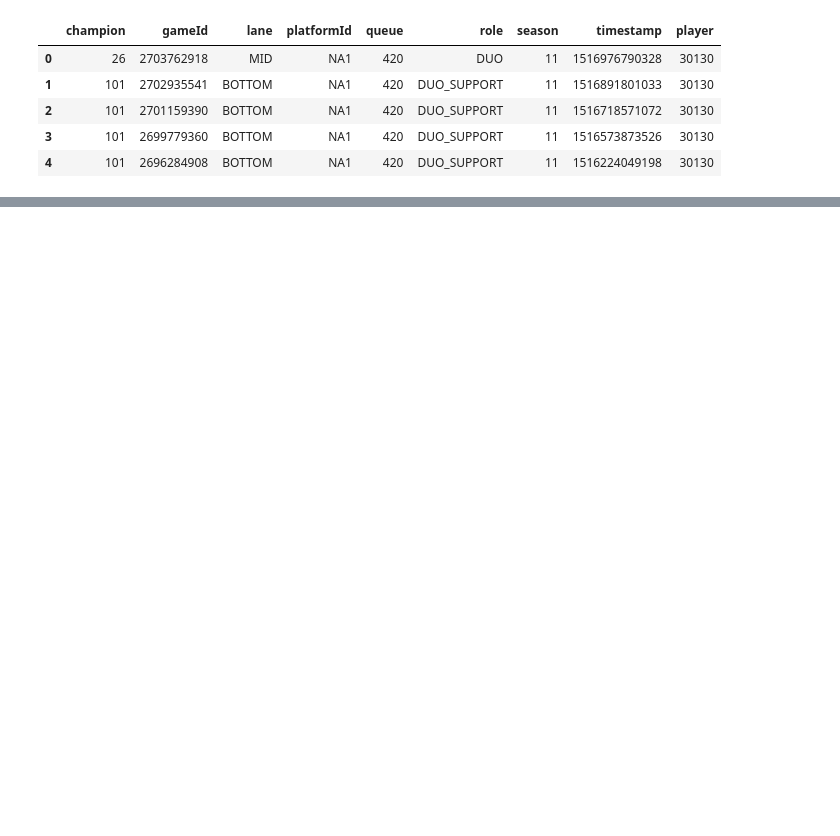
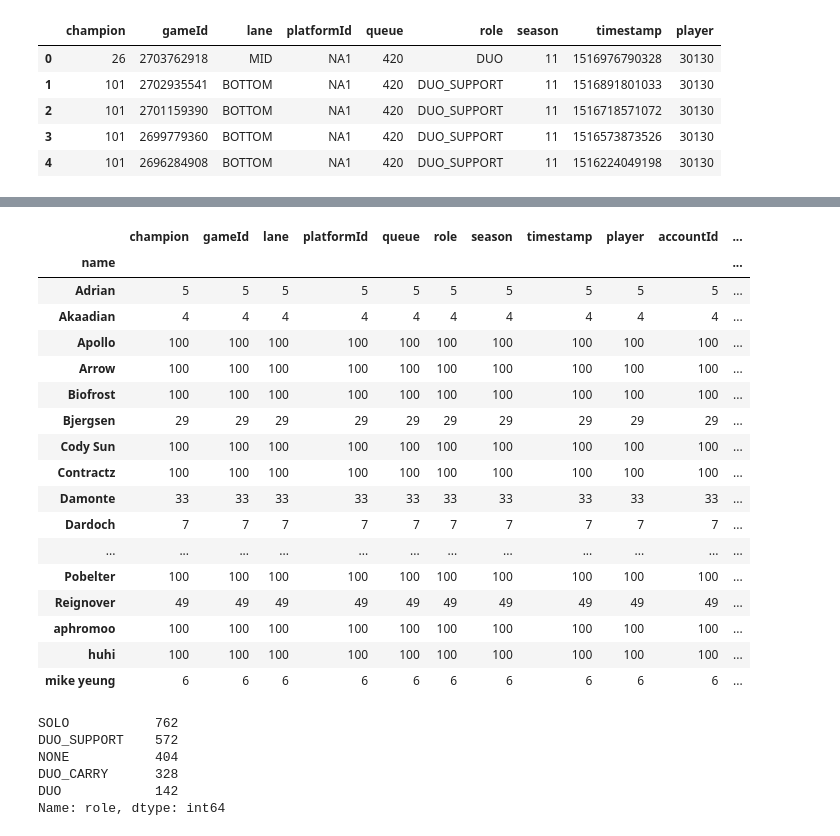
Before and after one commit to taeng999/lcs_stats, a Jupyter notebook: Riot API Calling.ipynb, the cells around one changed output, grey strips where cells are left out. Saved outputs shown, nothing was run; the diff lists cells and outputs as text; code cells hidden in the pictures; blank space fills up the shorter version.

```diff
--- a/Riot API Calling.ipynb
+++ b/Riot API Calling.ipynb
@@ -173,3 +131,5 @@ print (game_df.shape, info.shape)
+# %%
+game_df.rename(columns={'accounID': 'accountId'}, inplace=True)
 # %%
 game_df.head()
 # %% [output]
@@ -180,4 +140,34 @@ game_df.head()
 | 3 | 101 | 2699779360 | BOTTOM | NA1 | 420 | DUO_SUPPORT | 11 | 1516573873526 | 30130 |
 | 4 | 101 | 2696284908 | BOTTOM | NA1 | 420 | DUO_SUPPORT | 11 | 1516224049198 | 30130 |
 # %%
-df = game_df.merge(info, how='inner', right_on='accountId', left_on='accountID')
+df = game_df.merge(info, how='inner', right_on='accountId', left_on='player')
+# %%
+df.groupby('name').count()
+# %% [output]
+|  | champion | gameId | lane | platformId | queue | role | season | timestamp | player | accountId | ... |
+| name |  |  |  |  |  |  |  |  |  |  | ... |
+| Adrian | 5 | 5 | 5 | 5 | 5 | 5 | 5 | 5 | 5 | 5 | ... |
+| Akaadian | 4 | 4 | 4 | 4 | 4 | 4 | 4 | 4 | 4 | 4 | ... |
+| Apollo | 100 | 100 | 100 | 100 | 100 | 100 | 100 | 100 | 100 | 100 | ... |
+| Arrow | 100 | 100 | 100 | 100 | 100 | 100 | 100 | 100 | 100 | 100 | ... |
+| Biofrost | 100 | 100 | 100 | 100 | 100 | 100 | 100 | 100 | 100 | 100 | ... |
+| Bjergsen | 29 | 29 | 29 | 29 | 29 | 29 | 29 | 29 | 29 | 29 | ... |
+| Cody Sun | 100 | 100 | 100 | 100 | 100 | 100 | 100 | 100 | 100 | 100 | ... |
+| Contractz | 100 | 100 | 100 | 100 | 100 | 100 | 100 | 100 | 100 | 100 | ... |
+| Damonte | 33 | 33 | 33 | 33 | 33 | 33 | 33 | 33 | 33 | 33 | ... |
+| Dardoch | 7 | 7 | 7 | 7 | 7 | 7 | 7 | 7 | 7 | 7 | ... |
+| ... | ... | ... | ... | ... | ... | ... | ... | ... | ... | ... | ... |
+| Pobelter | 100 | 100 | 100 | 100 | 100 | 100 | 100 | 100 | 100 | 100 | ... |
+| Reignover | 49 | 49 | 49 | 49 | 49 | 49 | 49 | 49 | 49 | 49 | ... |
+| aphromoo | 100 | 100 | 100 | 100 | 100 | 100 | 100 | 100 | 100 | 100 | ... |
+| huhi | 100 | 100 | 100 | 100 | 100 | 100 | 100 | 100 | 100 | 100 | ... |
+| mike yeung | 6 | 6 | 6 | 6 | 6 | 6 | 6 | 6 | 6 | 6 | ... |
+# %%
+df['role'].value_counts()
+# %% [output]
+SOLO           762
+DUO_SUPPORT    572
+NONE           404
+DUO_CARRY      328
+DUO            142
+Name: role, dtype: int64
```
Also changed, not shown: parts of 36 cells of this notebook.
